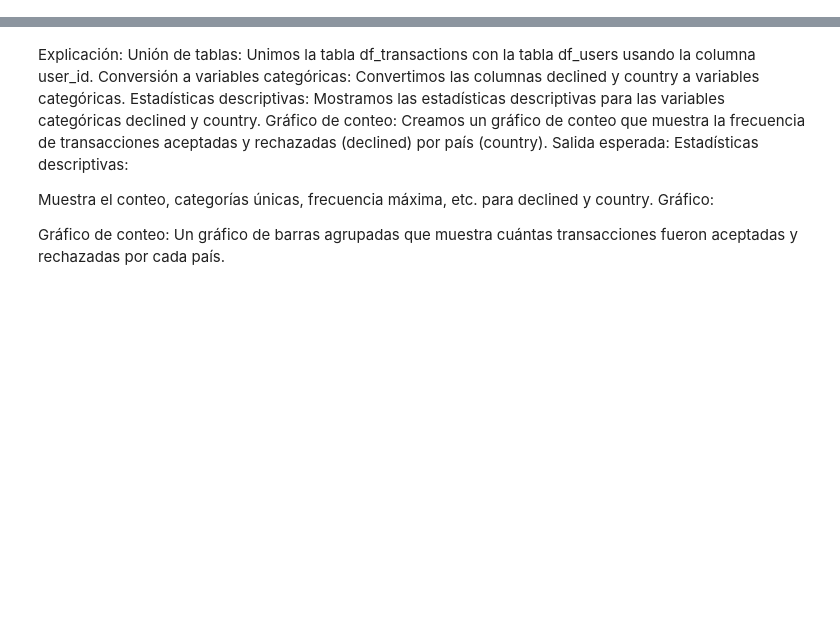
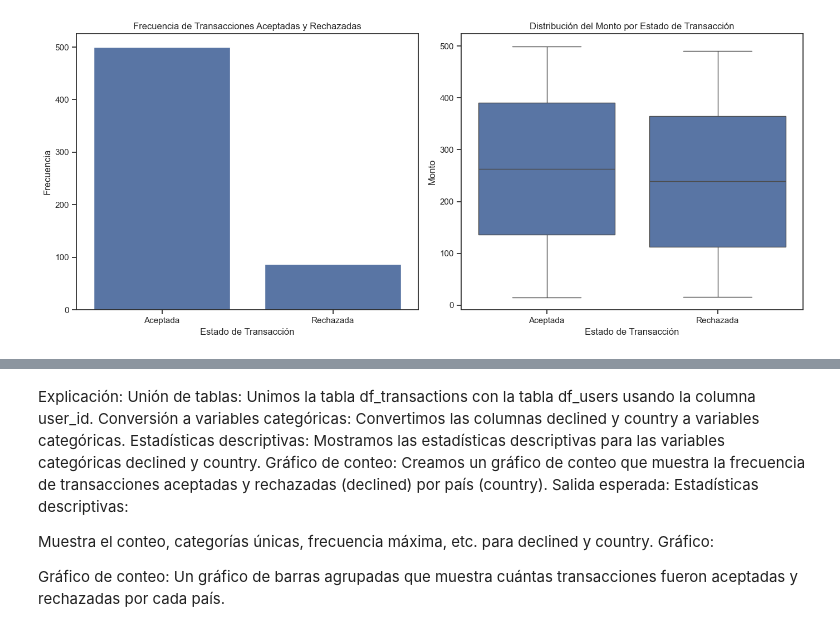
Before and after one commit to mcariqueo/Data_analytics_2024, a Jupyter notebook: Sprint_8_Python/sprint.ipynb, the cells around one changed output, grey strips where cells are left out. Cells and saved outputs as stored; diff of their text form; code cells hidden in the pictures; blank space fills up the shorter version.

```diff
--- a/Sprint_8_Python/sprint.ipynb
+++ b/Sprint_8_Python/sprint.ipynb
@@ -323,0 +335,24 @@ plt.show()
+# %%
+
+plt.figure(figsize=(14, 6))
+
+# Gráfico de barras de la variable categórica 'declined'
+plt.subplot(1, 2, 1)
+sns.countplot(x='declined', data=df_transactions)
+plt.title('Frecuencia de Transacciones Aceptadas y Rechazadas')
+plt.xlabel('Estado de Transacción')
+plt.ylabel('Frecuencia')
+plt.xticks(ticks=[0, 1], labels=['Aceptada', 'Rechazada'])
+
+# Gráfico de caja de la variable numérica 'amount' por la categórica 'declined'
+plt.subplot(1, 2, 2)
+sns.boxplot(x='declined', y='amount', data=df_transactions)
+plt.title('Distribución del Monto por Estado de Transacción')
+plt.xlabel('Estado de Transacción')
+plt.ylabel('Monto')
+plt.xticks(ticks=[0, 1], labels=['Aceptada', 'Rechazada'])
+
+plt.tight_layout()
+plt.show()
+# %% [output]
+[figure, added]
```
Also changed, not shown: parts of 48 cells of this notebook.
